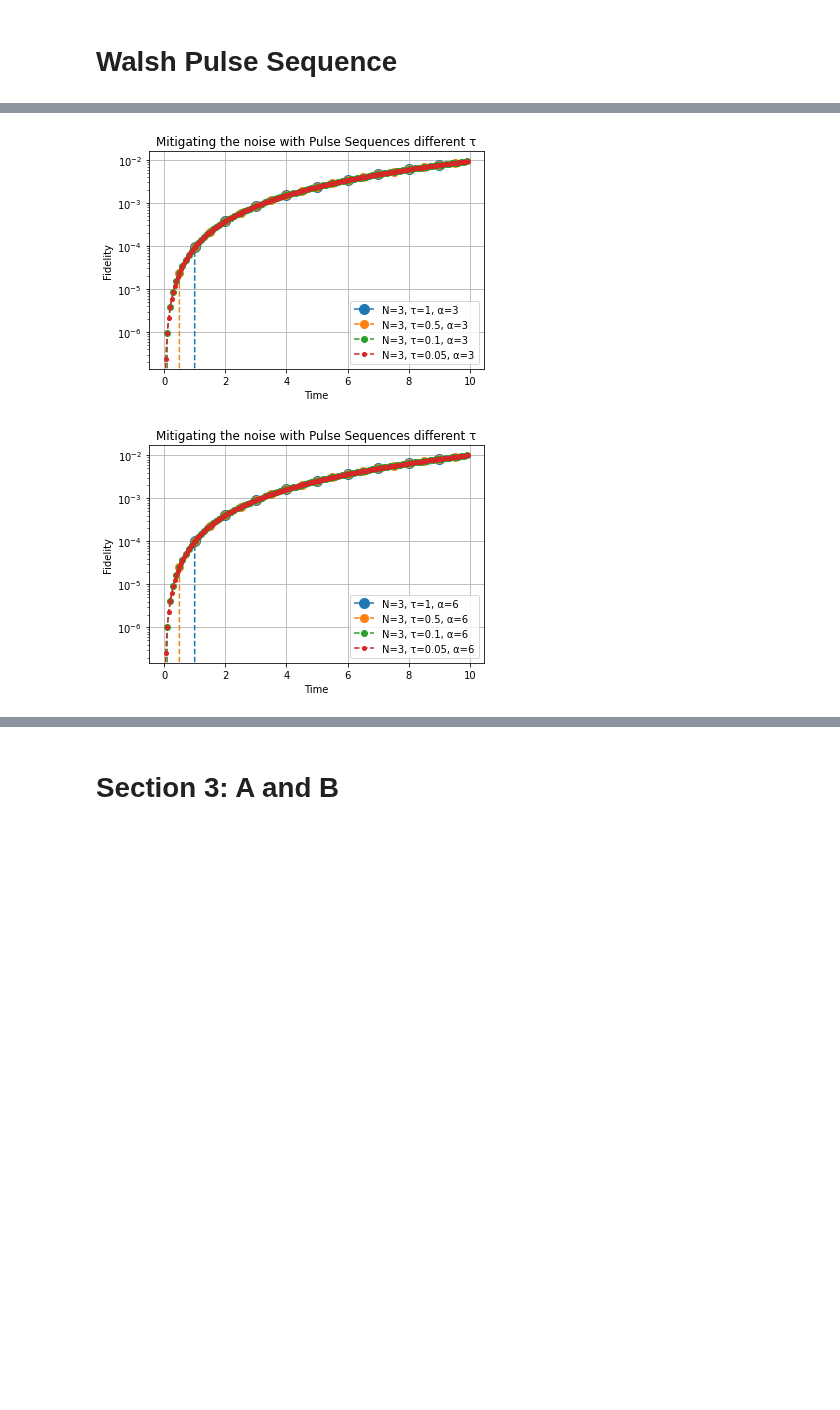
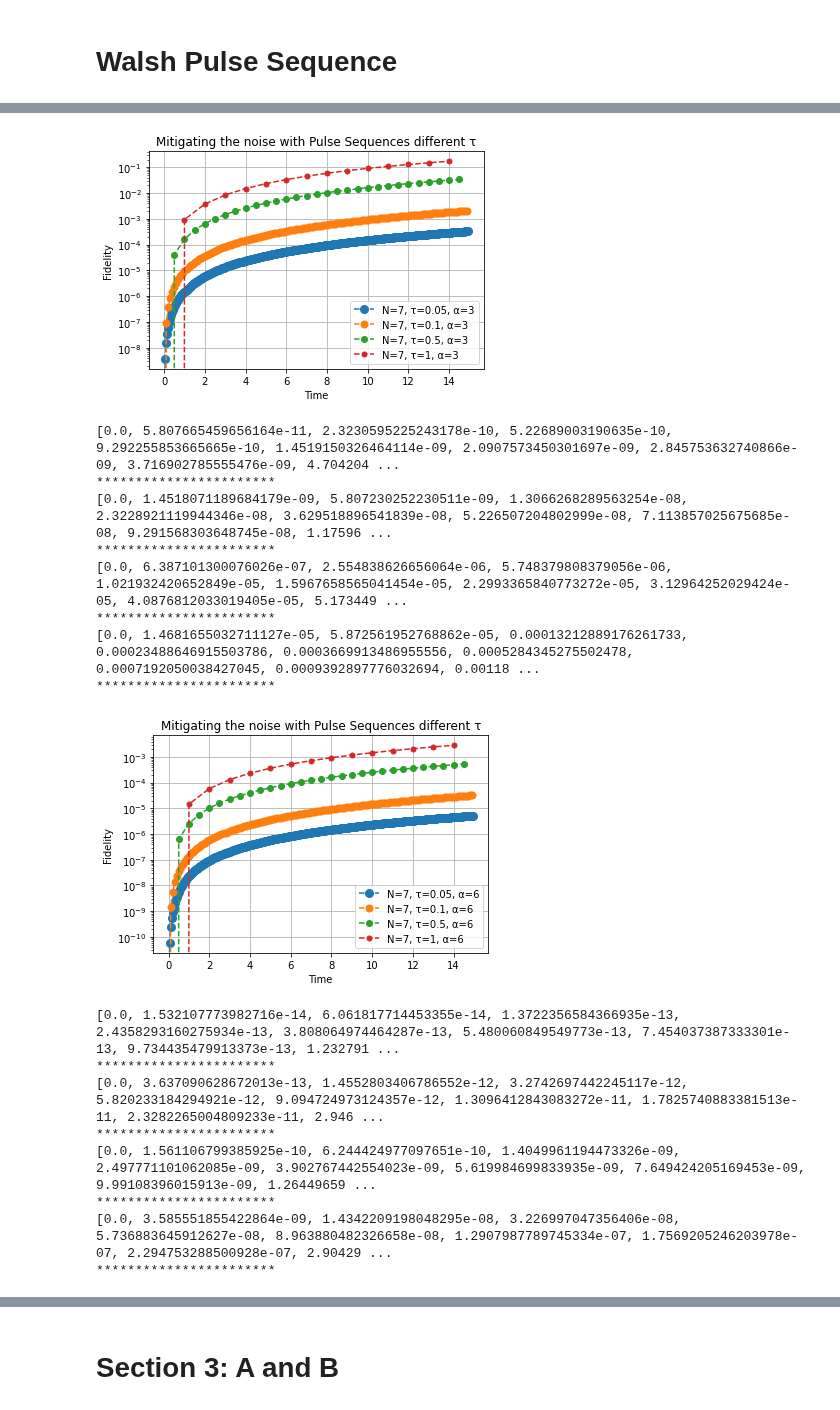
Before and after one commit to JessicaJohnBritto/WalshPulseSeq, a Jupyter notebook: Initial Codes/QuTip Assignment-InternshipUGA.ipynb, the cells around one changed output, grey strips where cells are left out. Cells and saved outputs as stored; diff of their text form; code cells hidden in the pictures; blank space fills up the shorter version.

```diff
--- a/Initial Codes/QuTip Assignment-InternshipUGA.ipynb
+++ b/Initial Codes/QuTip Assignment-InternshipUGA.ipynb
@@ -251,7 +253,7 @@ def TimeEvolOpForTFH(params, **kwargs):
     return unitary_timeOp, t_list
 unitary_timeOp, t_list = TimeEvolOpForTFH(params, TFH = TogglingFrameH(params))
 
-params['N'] = 2
+params['N'] = 7
 params['pulses'] = [I, Z, X, Y]
 params['n'] = len(params['pulses'])
 params['opH'] = [X, Y, Z]
@@ -589,3 +578,13 @@ def WPSeq_TimeEvolOp(params, **kwargs):
     t_list = np.arange(0, params['T'], params['tau'])
     unitary_timeOp = [np.linalg.matrix_power(timeOpPHrP, i) for i, t in enumerate(t_list)]
     return unitary_timeOp, t_list
+# %%
+max_index = 8
+W_x, W_y = list(range(1, max_index, 1)), list(range(1, max_index, 1))
+params['N'] = len(W_x)
+params['pulses'] = WF_WIList(params, W_x = W_x, W_y = W_y)
+params['n'] = len(params['pulses'])
+params['opH'] = [X, Y]
+n, N, r, op, pulses, psi_nm, R, alpha = initialVals(params)
+params['R'], params['r'], params['alpha'] = R, r, 2
+params['alpha_list'] = [0.5, 1, 1.2, 2, 3, 6, 12]
@@ -592,25 +595,23 @@ def WPSeq_TimeEvolOp(params, **kwargs):
 # %%
-max_index = 4
-W_x, W_y = list(range(1, max_index, 1)), list(range(1, max_index, 1))
-params['N'] = len(W_x)
-params['pulses'] = WF_WIList(params, W_x = W_x, W_y = W_y)
-params['n'] = len(params['pulses'])
-params['opH'] = [X, Y]
-n, N, r, op, pulses, psi_nm, R, alpha = initialVals(params)
-params['R'], params['r'], params['alpha'] = R, r, 2
-params['alpha_list'] = [0.5, 1, 1.2, 2, 3, 6, 12]
-
-
 for alpha in params['alpha_list']:
-    mss = 10
+    Pseq, unitary_timeOp, timeOpPHrP = params['pulses'], [], np.eye(2**(params['N']))
+    params['n'] = len(Pseq)
+    mss = 8
     params['alpha'] = alpha
     for tau in params['tau_list']:
         params['tau'] = tau
-        uOp, t = WPSeq_TimeEvolOp(params)
+#         uOp, t = WPSeq_TimeEvolOp(params)
+        Hr, expH_r = WPSresource_Hamiltonian_TimeEvolOp_IsingType(params)
+        for k, p in enumerate(Pseq):
+            timeOpPHrP = np.linalg.inv(p) @ expH_r @ p @ timeOpPHrP
+        t = np.arange(0, params['T'], params['tau'])
+        uOp = [np.linalg.matrix_power(timeOpPHrP, i) for i, t in enumerate(t)]
         psi_t = [normalizeWF(u@psi_nm) for i,u in enumerate(uOp)]
         F = [1-np.power(np.abs(np.vdot(psi_nm, pt)), 2) for pt in psi_t]
+        print(F)
+        print('***********************')
         plt.plot(t, F, "--o", label = f"N={params['N']}, τ={tau}, α={params['alpha']}", ms=mss)
-        mss -=2
+        mss -=1
         plt.yscale("log")
         plt.legend()
         plt.xlabel("Time")
@@ -626,2 +667,18 @@ for alpha in params['alpha_list']:
-[figure, old version]
+[figure, new version]
+[0.0, 5.807665459656164e-11, 2.3230595225243178e-10, 5.22689003190635e-10, 9.292255853665665e-10, 1.4519150326464114e-09, 2.0907573450301697e-09, 2.845753632740866e-09, 3.716902785555476e-09, 4.704204 ...
+***********************
+[0.0, 1.4518071189684179e-09, 5.807230252230511e-09, 1.3066268289563254e-08, 2.3228921119944346e-08, 3.629518896541839e-08, 5.226507204802999e-08, 7.113857025675685e-08, 9.291568303648745e-08, 1.17596 ...
+***********************
+[0.0, 6.387101300076026e-07, 2.554838626656064e-06, 5.748379808379056e-06, 1.021932420652849e-05, 1.5967658565041454e-05, 2.2993365840773272e-05, 3.12964252029424e-05, 4.0876812033019405e-05, 5.173449 ...
+***********************
+[0.0, 1.4681655032711127e-05, 5.872561952768862e-05, 0.00013212889176261733, 0.00023488646915503786, 0.0003669913486955556, 0.0005284345275502478, 0.0007192050038427045, 0.0009392897776032694, 0.00118 ...
+***********************
-[figure, old version]
+[figure, new version]
+[0.0, 1.532107773982716e-14, 6.061817714453355e-14, 1.3722356584366935e-13, 2.4358293160275934e-13, 3.808064974464287e-13, 5.480060849549773e-13, 7.454037387333301e-13, 9.734435479913373e-13, 1.232791 ...
+***********************
+[0.0, 3.637090628672013e-13, 1.4552803406786552e-12, 3.2742697442245117e-12, 5.820233184294921e-12, 9.094724973124357e-12, 1.3096412843083272e-11, 1.7825740883381513e-11, 2.3282265004809233e-11, 2.946 ...
+***********************
+[0.0, 1.561106799385925e-10, 6.244424977097651e-10, 1.4049961194473326e-09, 2.497771101062085e-09, 3.902767442554023e-09, 5.619984699833935e-09, 7.649424205169453e-09, 9.99108396015913e-09, 1.26449659 ...
+***********************
+[0.0, 3.585551855422864e-09, 1.4342209198048295e-08, 3.226997047356406e-08, 5.736883645912627e-08, 8.963880482326658e-08, 1.2907987789745334e-07, 1.7569205246203978e-07, 2.294753288500928e-07, 2.90429 ...
+***********************
```
Also changed, not shown: parts of 9 cells of this notebook.
